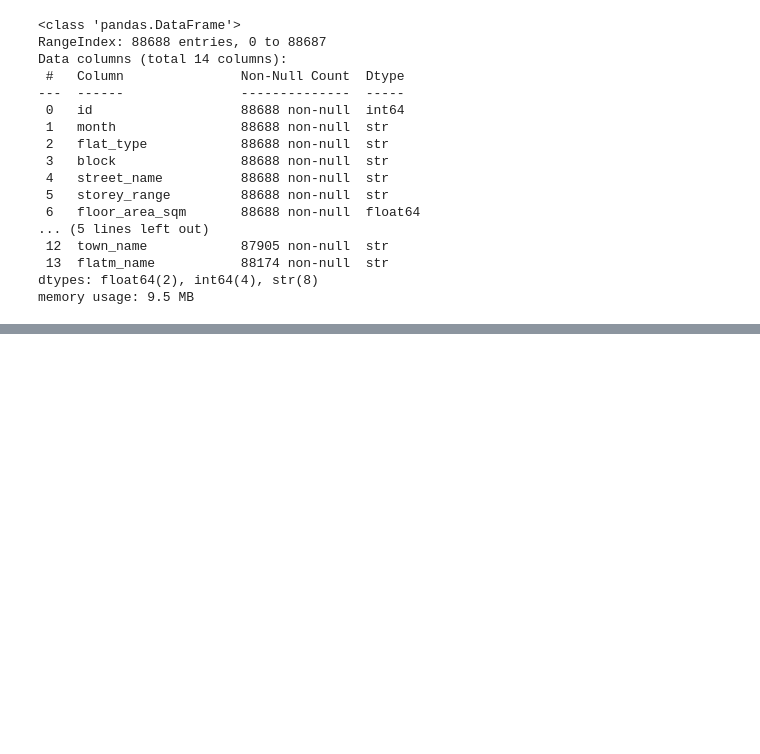
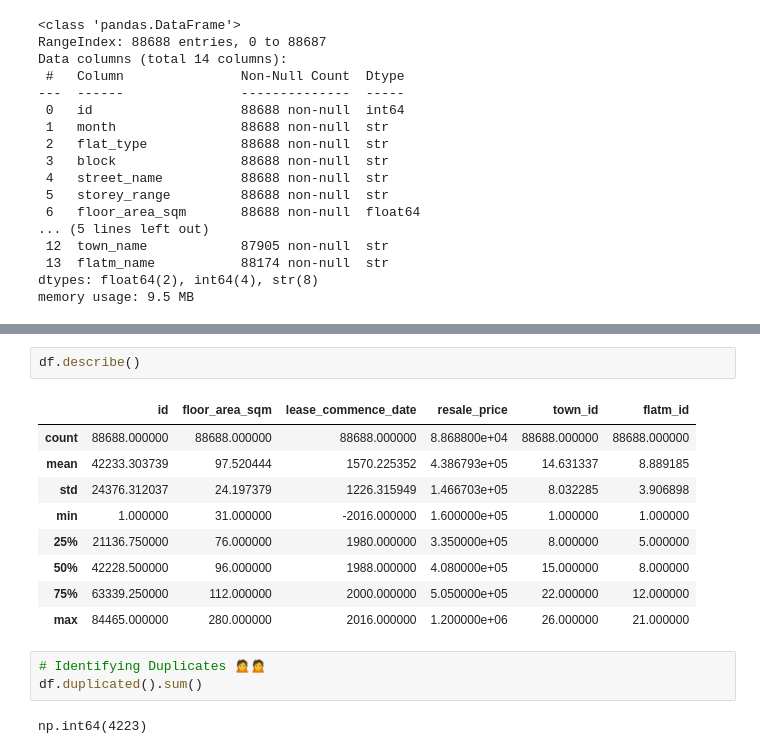
Before and after one commit to spideyeng/AIAPFoundation, a Jupyter notebook: module 3/EDA.ipynb, the cells around one changed output, grey strips where cells are left out. Saved outputs shown, nothing was run; the diff lists cells and outputs as text; blank space fills up the shorter version.

```diff
--- a/module 3/EDA.ipynb
+++ b/module 3/EDA.ipynb
@@ -61,0 +96,17 @@ NameError: name 'df' is not defined
+# %%
+df.describe()
+# %% [output]
+|  | id | floor_area_sqm | lease_commence_date | resale_price | town_id | flatm_id |
+| count | 88688.000000 | 88688.000000 | 88688.000000 | 8.868800e+04 | 88688.000000 | 88688.000000 |
+| mean | 42233.303739 | 97.520444 | 1570.225352 | 4.386793e+05 | 14.631337 | 8.889185 |
+| std | 24376.312037 | 24.197379 | 1226.315949 | 1.466703e+05 | 8.032285 | 3.906898 |
+| min | 1.000000 | 31.000000 | -2016.000000 | 1.600000e+05 | 1.000000 | 1.000000 |
+| 25% | 21136.750000 | 76.000000 | 1980.000000 | 3.350000e+05 | 8.000000 | 5.000000 |
+| 50% | 42228.500000 | 96.000000 | 1988.000000 | 4.080000e+05 | 15.000000 | 8.000000 |
+| 75% | 63339.250000 | 112.000000 | 2000.000000 | 5.050000e+05 | 22.000000 | 12.000000 |
+| max | 84465.000000 | 280.000000 | 2016.000000 | 1.200000e+06 | 26.000000 | 21.000000 |
+# %%
+# Identifying Duplicates 🙍🙍
+df.duplicated().sum()
+# %% [output]
+np.int64(4223)
```
Also changed, not shown: parts of 8 cells of this notebook.
